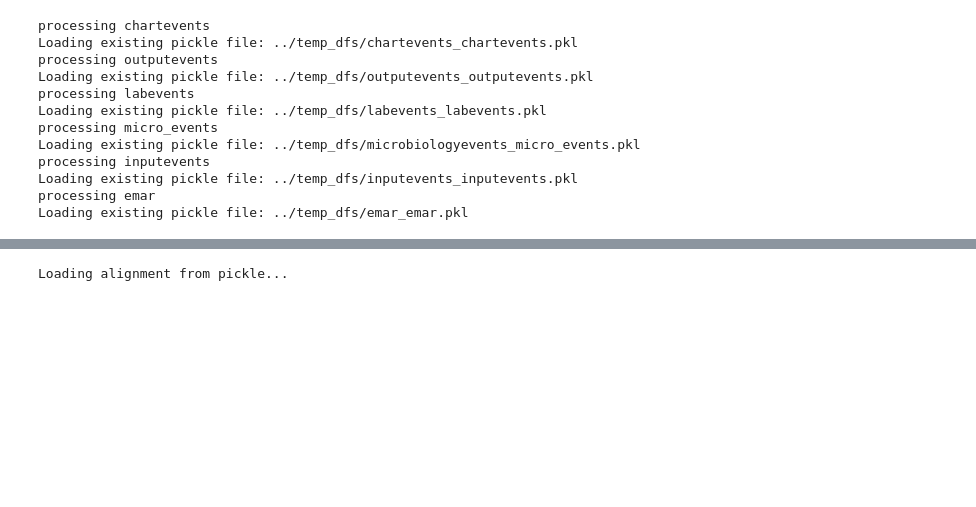
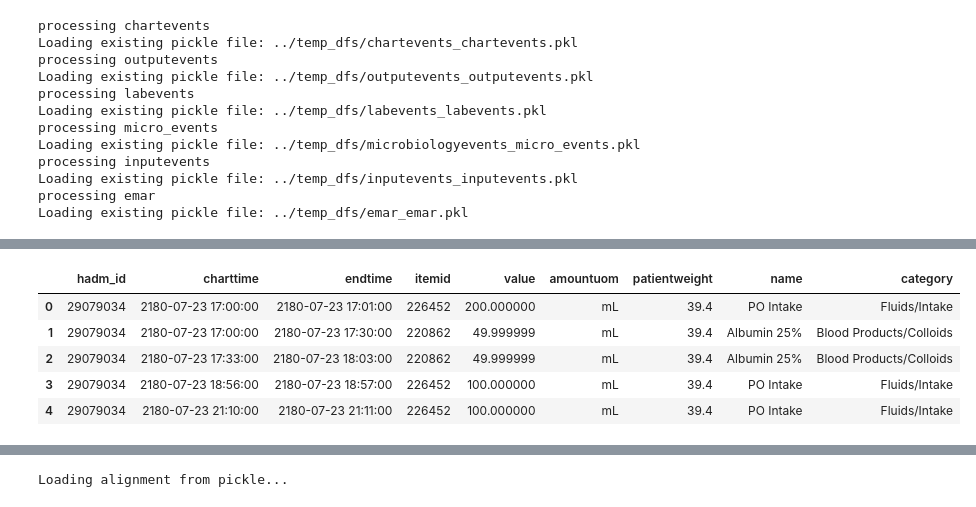
Before and after one commit to rickconci/GeomMLProj, a Jupyter notebook: data_scripts/GeomML_dataloader.ipynb, the cells around one changed output, grey strips where cells are left out. Drawn from its saved outputs; the diff is of its cells as text; code cells hidden in the pictures; blank space fills up the shorter version.

```diff
--- a/data_scripts/GeomML_dataloader.ipynb
+++ b/data_scripts/GeomML_dataloader.ipynb
@@ -295,0 +270,9 @@ Loading existing pickle file: ../temp_dfs/emar_emar.pkl
+# %%
+inputevents_filtered.head()
+# %% [output]
+|  | hadm_id | charttime | endtime | itemid | value | amountuom | patientweight | name | category |
+| 0 | 29079034 | 2180-07-23 17:00:00 | 2180-07-23 17:01:00 | 226452 | 200.000000 | mL | 39.4 | PO Intake | Fluids/Intake |
+| 1 | 29079034 | 2180-07-23 17:00:00 | 2180-07-23 17:30:00 | 220862 | 49.999999 | mL | 39.4 | Albumin 25% | Blood Products/Colloids |
+| 2 | 29079034 | 2180-07-23 17:33:00 | 2180-07-23 18:03:00 | 220862 | 49.999999 | mL | 39.4 | Albumin 25% | Blood Products/Colloids |
+| 3 | 29079034 | 2180-07-23 18:56:00 | 2180-07-23 18:57:00 | 226452 | 100.000000 | mL | 39.4 | PO Intake | Fluids/Intake |
+| 4 | 29079034 | 2180-07-23 21:10:00 | 2180-07-23 21:11:00 | 226452 | 100.000000 | mL | 39.4 | PO Intake | Fluids/Intake |
```
Also changed, not shown: parts of 20 cells of this notebook, 47 other files.
